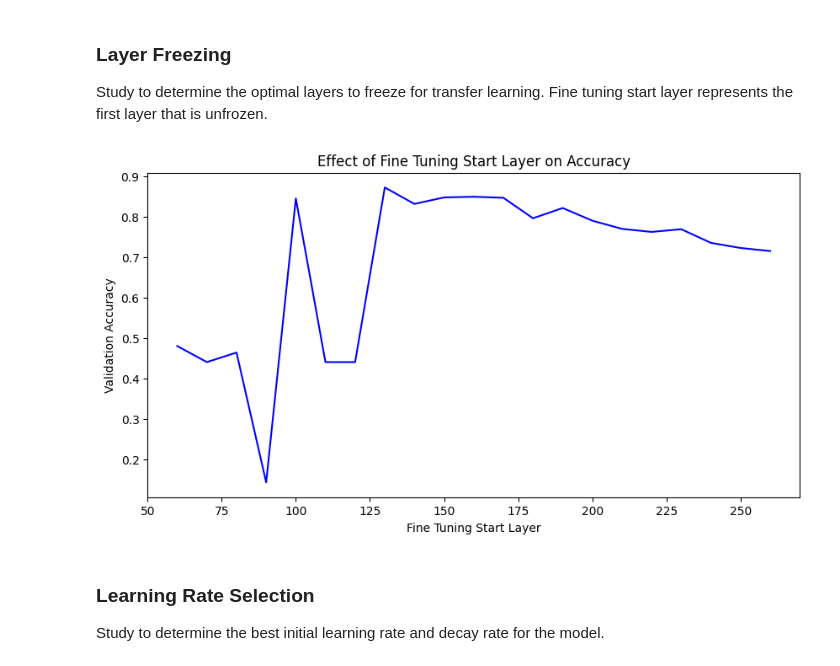
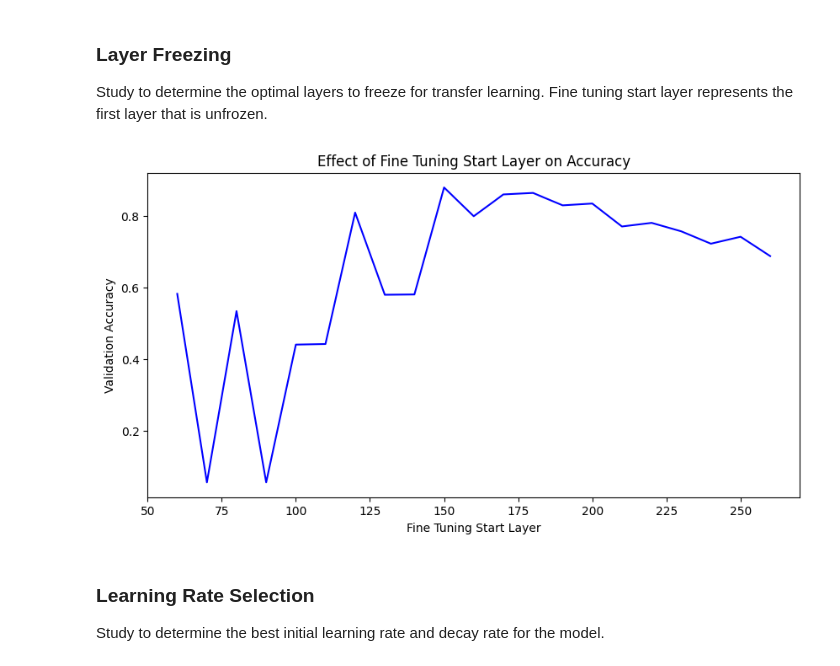
Before and after one commit to kdevoe/MobileNetV3_Breast_Cancer_Detection, a Jupyter notebook: Model_Draft_2.ipynb, the cells around one changed output. Drawn from its saved outputs; the diff is of its cells as text; code cells hidden in the pictures.

```diff
--- a/Model_Draft_2.ipynb
+++ b/Model_Draft_2.ipynb
@@ -114,6 +114,7 @@ def new_model (image_shape=IMG_SIZE, fine_tune_at=150):
     #x = tf.keras.layers.Flatten()(x)
     #x = tf.keras.layers.Dropout(0.5)(x)
     x = tf.keras.layers.GlobalAveragePooling2D()(x)
+    x = tf.keras.layers.Dropout(0.5)(x)
     x = tf.keras.layers.Dense(64, activation='relu')(x)
     x = tf.keras.layers.BatchNormalization()(x)
     x = tf.keras.layers.Dense(32, activation='relu')(x)
@@ -417,24 +435,25 @@ plt.show()
 
 Study to determine the optimal layers to freeze for transfer learning. Fine tuning start layer represents the first layer that is unfrozen.
 # %%
-freeze_study_start = 40
-freeze_study_end = 61
+freeze_study_start = 97
+freeze_study_end = 118
+end_epoch = 'V15'
 
 # Collect data from the fine tuning layer freeze runs
-accuracy_scores = run_set.iloc[freeze_study_start:freeze_study_end]['V10'].tolist()
+accuracy_scores = run_set.iloc[freeze_study_start:freeze_study_end][end_epoch].tolist()
 layer_starts = run_set.iloc[freeze_study_start:freeze_study_end]['fine_tune_at'].tolist()
 accuracy_scores.reverse()
 layer_starts.reverse()
 
 # Plot the results
 plt.figure(figsize=(10, 5))
 plt.plot(layer_starts, accuracy_scores, color='blue')
 plt.title('Effect of Fine Tuning Start Layer on Accuracy')
 plt.xlabel('Fine Tuning Start Layer')
 plt.ylabel('Validation Accuracy')
 plt.show()
 # %% [output]
-[figure, old version]
+[figure, new version]
 # %% [markdown]
 ### Learning Rate Selection
 
```
Also changed, not shown: parts of 9 cells of this notebook.
